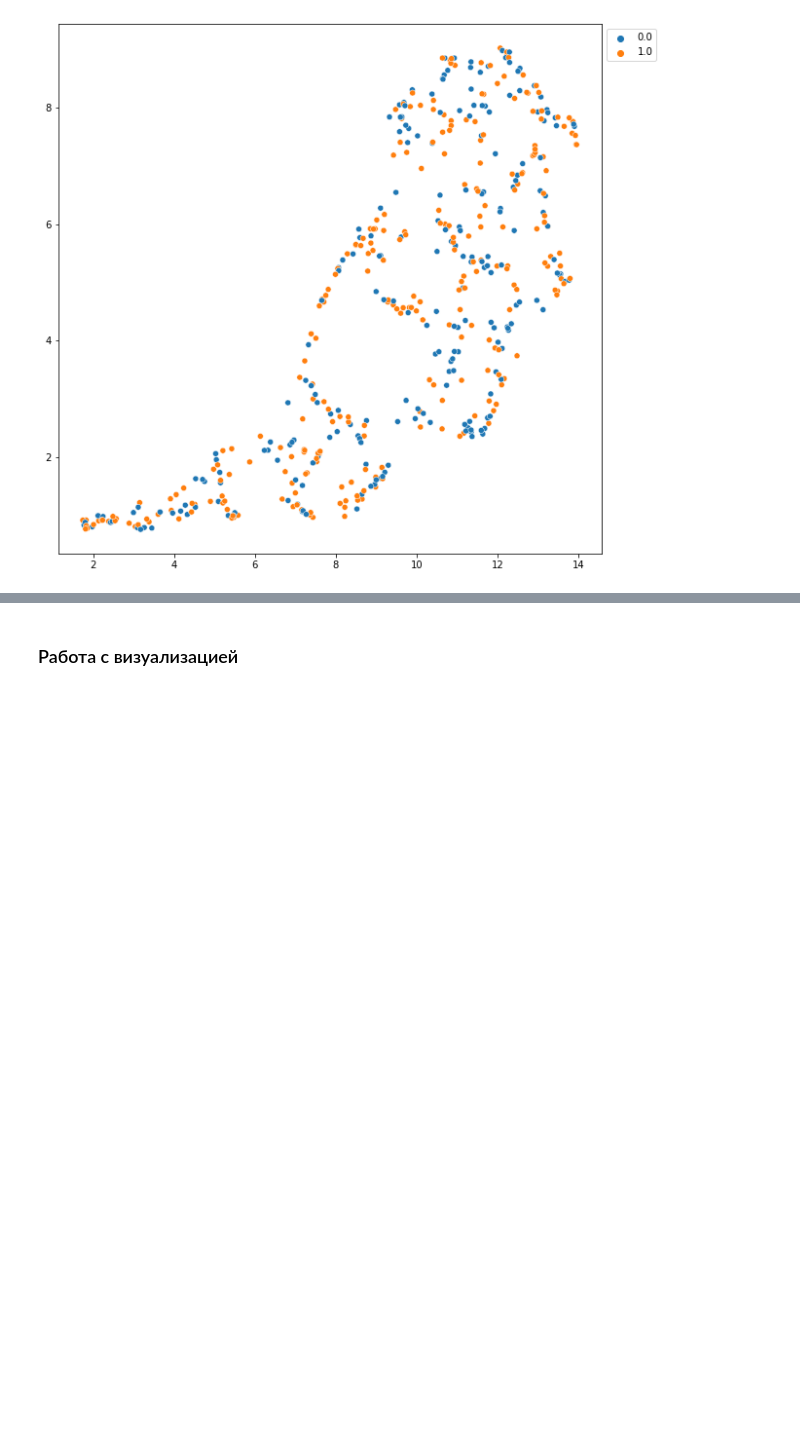
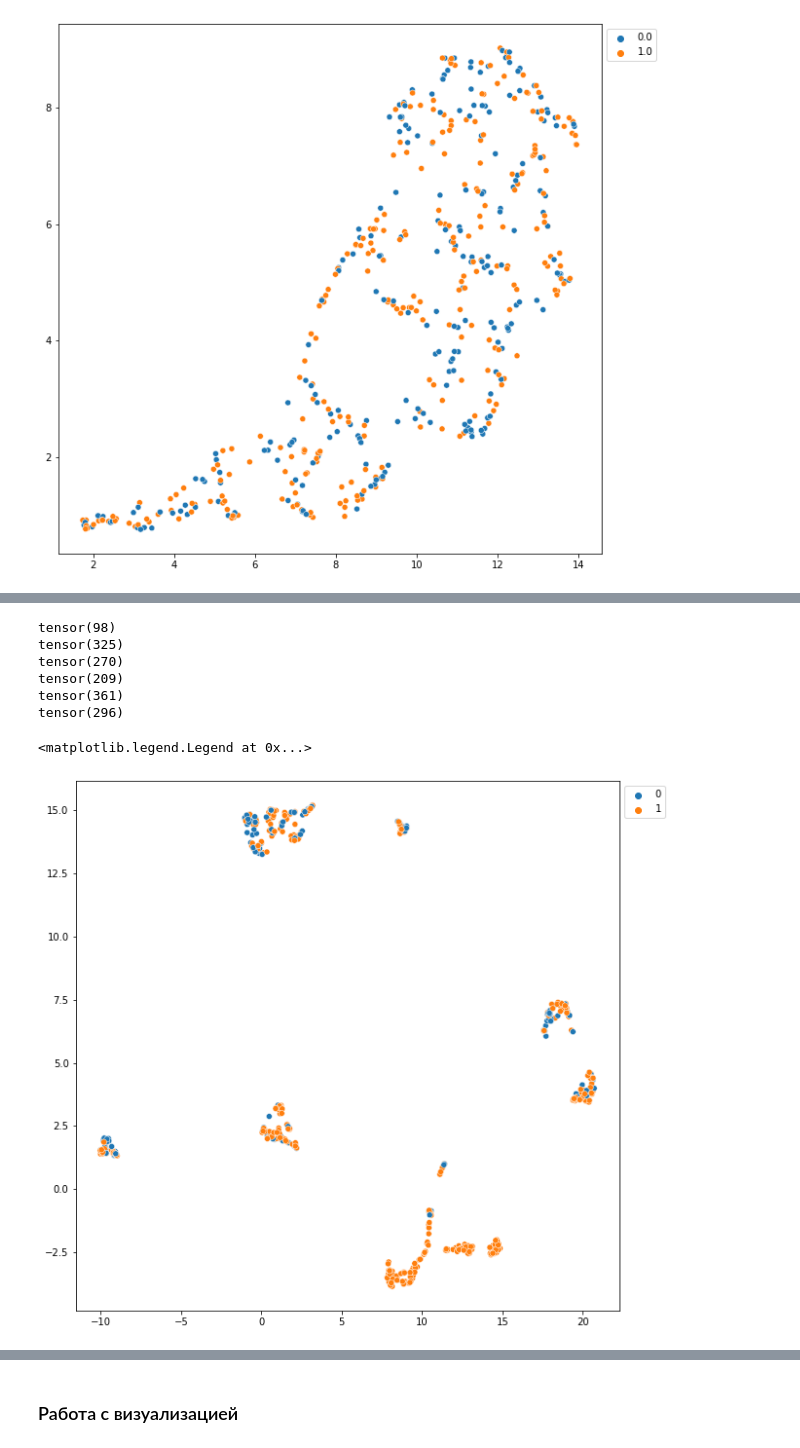
Before and after one commit to JustBNM/graph-recommend-system, a Jupyter notebook: Personalized_RecSys_GNN.ipynb, the cells around one changed output, grey strips where cells are left out. Cells and saved outputs as stored; diff of their text form; code cells hidden in the pictures; blank space fills up the shorter version.

```diff
--- a/Personalized_RecSys_GNN.ipynb
+++ b/Personalized_RecSys_GNN.ipynb
@@ -638,0 +807,26 @@ HeteroData(
+# %%
+with torch.no_grad():
+    model.eval()
+    out = model.full_forward(x, edge_index).cpu()
+# %%
+full_out = []
+with torch.no_grad():
+      model.eval()
+      for batch in loader:
+            #batch = batch.to('cuda:0')
+            batch_size = batch['user'].batch_size
+            #print(batch['user'].y)
+
+            out = model(batch.x_dict,
+                        batch.edge_index_dict)
+            full_out.extend(out['user'][:batch_size].cpu().numpy())
+# %%
+for i in range(6):
+  print(sum(data['user'].y[:,i]))
+# %% [output]
+tensor(98)
+tensor(325)
+tensor(270)
+tensor(209)
+tensor(361)
+tensor(296)
@@ -638,0 +844,21 @@ HeteroData(
+# %%
+# palette = {}
+
+# for n, y in enumerate(set(data.y.numpy())):
+#     palette[y] = f'C{n}'
+
+palette = {}
+
+for n, y in enumerate(set(data['user'].y[:,1].numpy())):
+    palette[y] = f'C{n}'
+# %%
+#embd = umap.UMAP().fit_transform(out.cpu().numpy())
+embd = umap.UMAP().fit_transform(np.array(full_out))
+# %%
+plt.figure(figsize=(10, 10))
+sns.scatterplot(x=embd.T[0], y=embd.T[1], hue=data['user'].y[:,4].cpu().numpy(), palette=palette)
+plt.legend(bbox_to_anchor=(1,1), loc='upper left')
+#plt.savefig("umap_embd_sage.png", dpi=120)
+# %% [output]
+<matplotlib.legend.Legend at 0x...>
+[figure, added]
```
Also changed, not shown: parts of 82 cells of this notebook.
